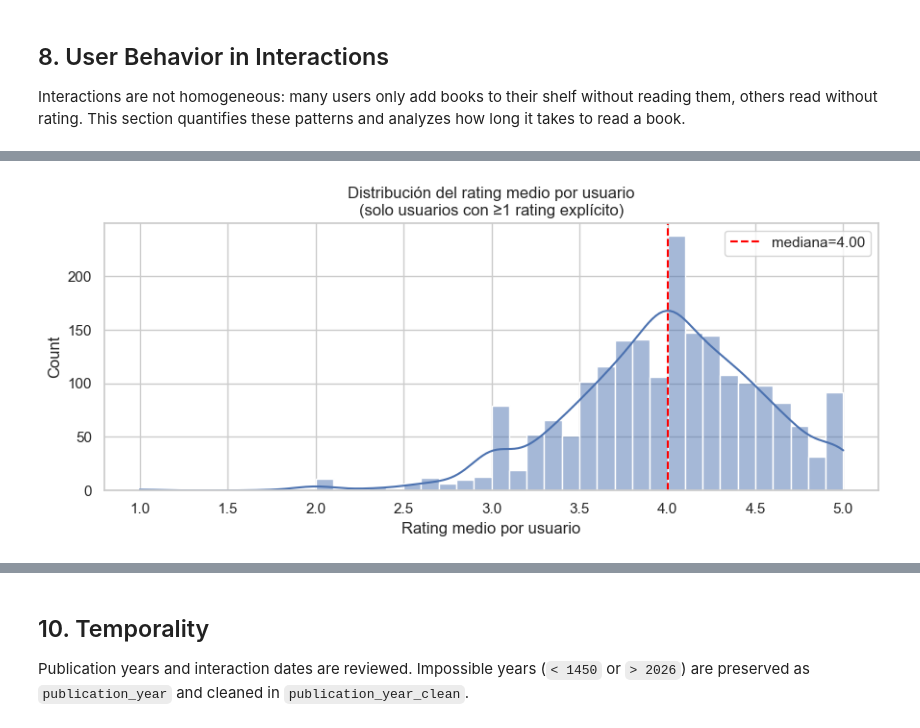
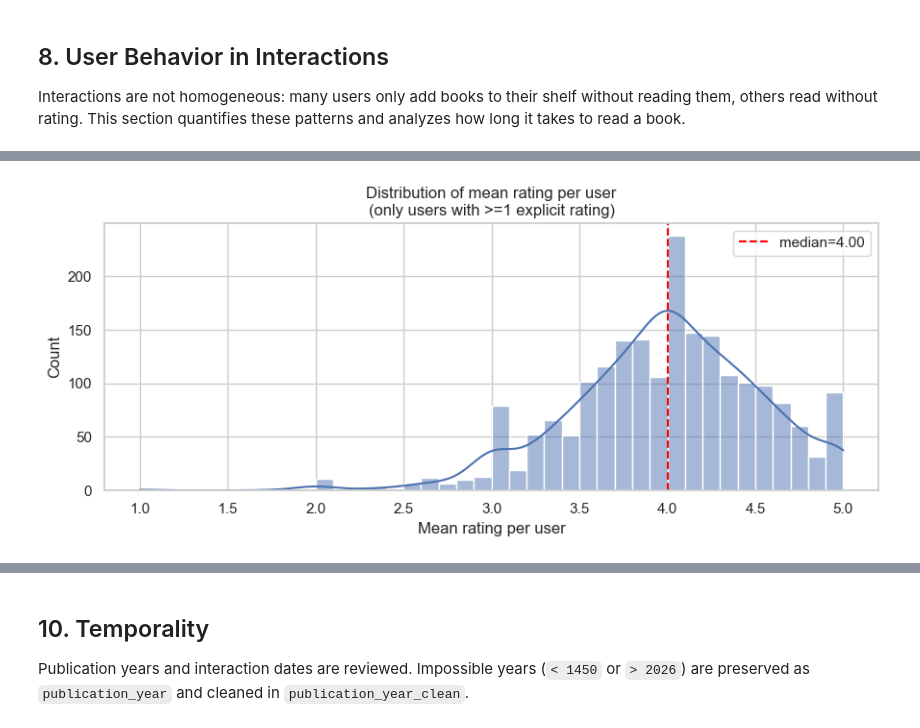
Before and after one commit to tsavorae/book-recommendations, a Jupyter notebook: notebooks/EDA_Fantasy.ipynb, the cells around one changed output, grey strips where cells are left out. Cells and saved outputs as stored; diff of their text form; code cells hidden in the pictures.

```diff
--- a/notebooks/EDA_Fantasy.ipynb
+++ b/notebooks/EDA_Fantasy.ipynb
@@ -355,16 +337,18 @@ Rating por tipo de libro:
 
 `average_rating` at the book level and `rating` at the interaction level are analyzed. `rating = 0` is the Goodreads convention for absence of explicit rating: the user added the book without rating it.
 # %%
+# Exploring raw rating distributions
+interactions_raw['rating_numeric'] = pd.to_numeric(interactions_raw['rating'], errors='coerce')
+books_raw['average_rating_numeric'] = pd.to_numeric(books_raw['average_rating'], errors='coerce')
+
 fig, axes = plt.subplots(1, 2, figsize=(12, 4))
-
-sns.histplot(books_clean['average_rating'].dropna(), bins=30, ax=axes[0])
-axes[0].set_title('average_rating per book')
-axes[0].axvline(books_clean['average_rating'].median(), color='red', linestyle='--', label=f"median={books_clean['average_rating'].median():.2f}")
+sns.histplot(books_raw['average_rating_numeric'].dropna(), bins=30, ax=axes[0])
+axes[0].set_title('average_rating per book (Raw Data)')
+axes[0].axvline(books_raw['average_rating_numeric'].median(), color='red', linestyle='--', label=f"median={books_raw['average_rating_numeric'].median():.2f}")
 axes[0].legend()
 
-sns.countplot(data=interactions_clean, x='rating', ax=axes[1])
-axes[1].set_title('interaction rating: 0 = absent')
-
+sns.countplot(data=interactions_raw, x='rating', ax=axes[1])
+axes[1].set_title('interaction rating (Raw Data): 0 = absent')
 plt.tight_layout()
 plt.show()
 # %% [output]
@@ -374,9 +358,12 @@ plt.show()
 
 Interactions are not homogeneous: many users only add books to their shelf without reading them, others read without rating. This section quantifies these patterns and analyzes how long it takes to read a book.
 # %%
-duration_artifacts = reading_duration_profile(interactions_clean)
+# Temporary cleaning to profile duration accurately
+interactions_temp = clean_interactions(interactions_raw)
 
-print(f"Interactions with duration data: {duration_artifacts['pct_with_duration']:.1%}")
+duration_artifacts = reading_duration_profile(interactions_temp)
+
+print(f"Interactions with duration data in sample: {duration_artifacts['pct_with_duration']:.1%}")
 print(f"(requires both started_at and read_at present)")
 display(duration_artifacts['duration_stats'])
 # %% [output]
@@ -391,0 +388,8 @@ Interacciones con dato de duración: 15.1%
+# %%
+user_artifacts = user_rating_behavior(interactions_temp)
+
+print('=== Ratings per user ===')
+display(user_artifacts['ratings_per_user'])
+
+print('\n=== User classification (>=3 ratings) ===')
+display(user_artifacts['user_type_dist'])
@@ -405,8 +458,0 @@ if len(dur) > 0:
-# %%
-user_artifacts = user_rating_behavior(interactions_clean)
-
-print('=== Ratings per user ===')
-display(user_artifacts['ratings_per_user'])
-
-print('\n=== User classification (≥3 ratings) ===')
-display(user_artifacts['user_type_dist'])
@@ -428,13 +459,13 @@ display(user_artifacts['user_type_dist'])
 # %%
 mean_ratings = user_artifacts['mean_rating_per_user']
 if len(mean_ratings) > 0:
     fig, ax = plt.subplots(figsize=(9, 4))
     sns.histplot(mean_ratings, bins=40, ax=ax, kde=True)
     ax.set_xlabel('Mean rating per user')
-    ax.set_title('Distribution of mean rating per user\n(only users with ≥1 explicit rating)')
+    ax.set_title('Distribution of mean rating per user\n(only users with >=1 explicit rating)')
     ax.axvline(mean_ratings.median(), color='red', linestyle='--', label=f'median={mean_ratings.median():.2f}')
     ax.legend()
     plt.tight_layout()
     plt.show()
 # %% [output]
-[figure, old version]
+[figure, new version]
```
Also changed, not shown: parts of 34 cells of this notebook, 1 other file.
